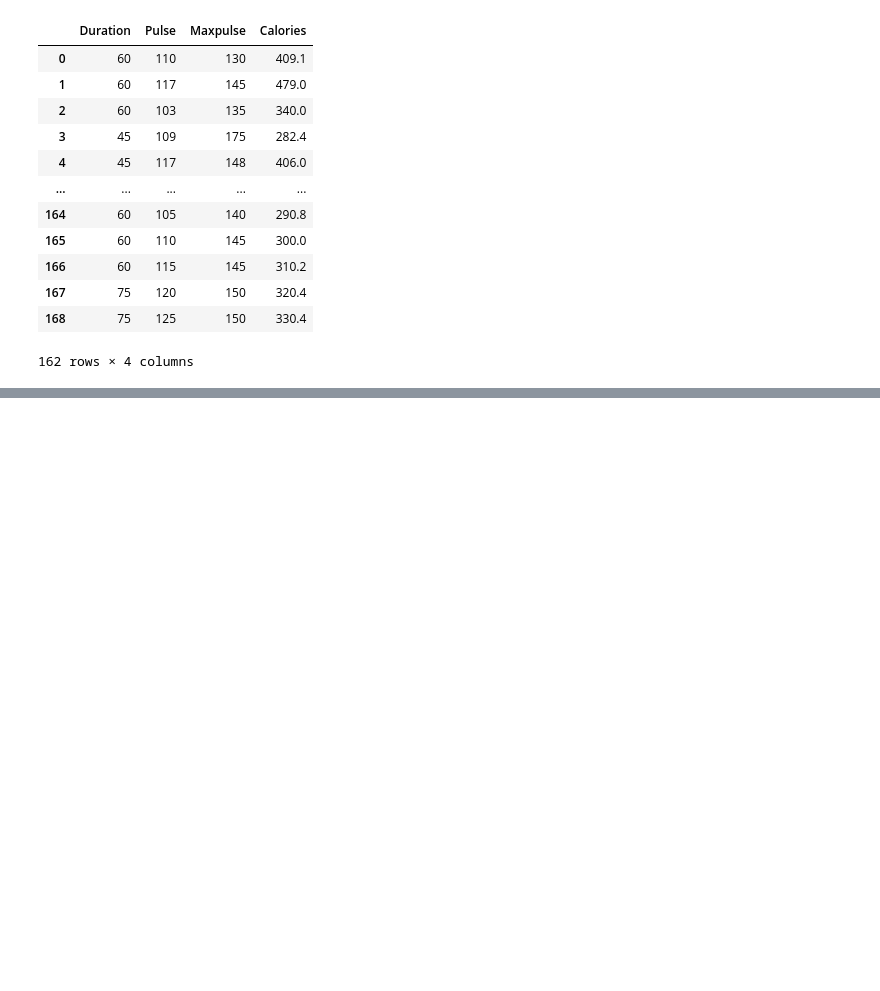
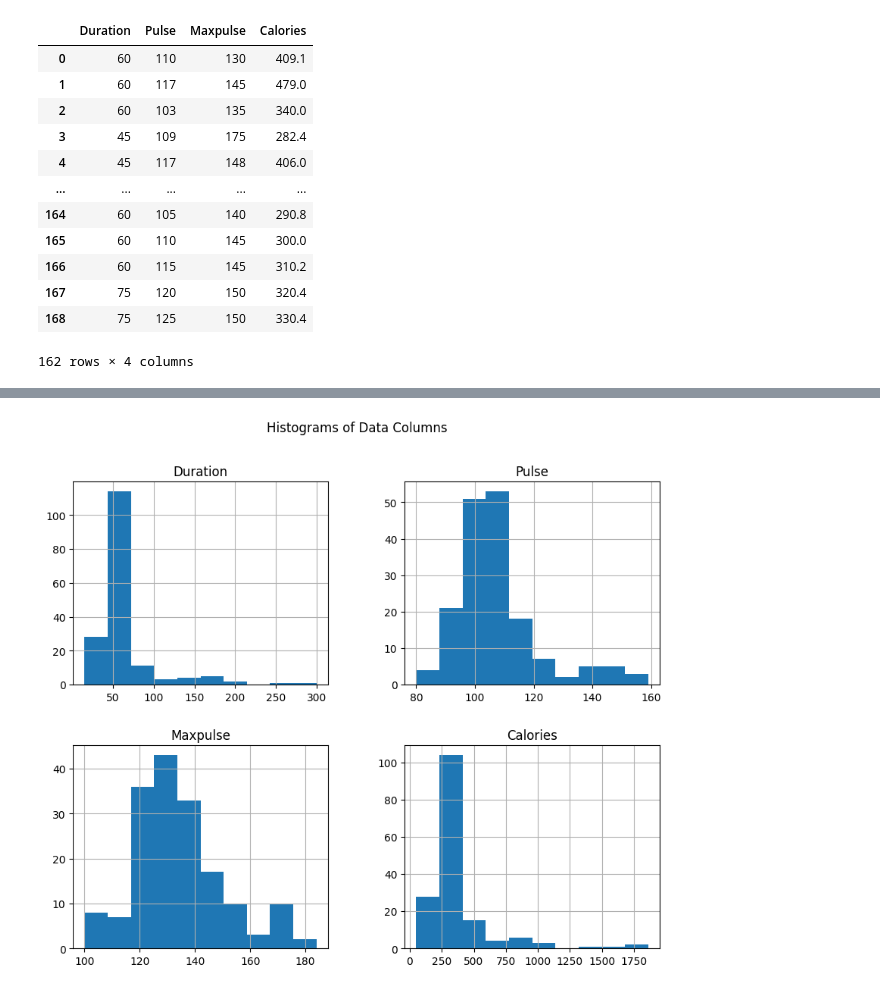
Before and after one commit to nobseh/Practice-Data-Analysis, a Jupyter notebook: analysis1.ipynb, the cells around one changed output, grey strips where cells are left out. Cells and saved outputs as stored; diff of their text form; code cells hidden in the pictures; blank space fills up the shorter version.

```diff
--- a/analysis1.ipynb
+++ b/analysis1.ipynb
@@ -90,0 +99,6 @@ data # a total of 7 duplicates were removed from the dataset.
+# %%
+data.hist(figsize=(10, 8))
+plt.suptitle('Histograms of Data Columns')
+plt.show()
+# %% [output]
+[figure, added]
```
Also changed, not shown: parts of 3 cells of this notebook.
